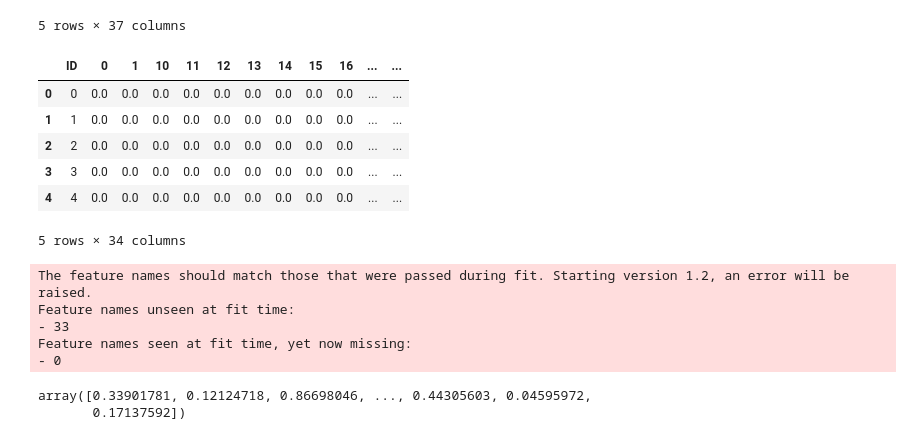
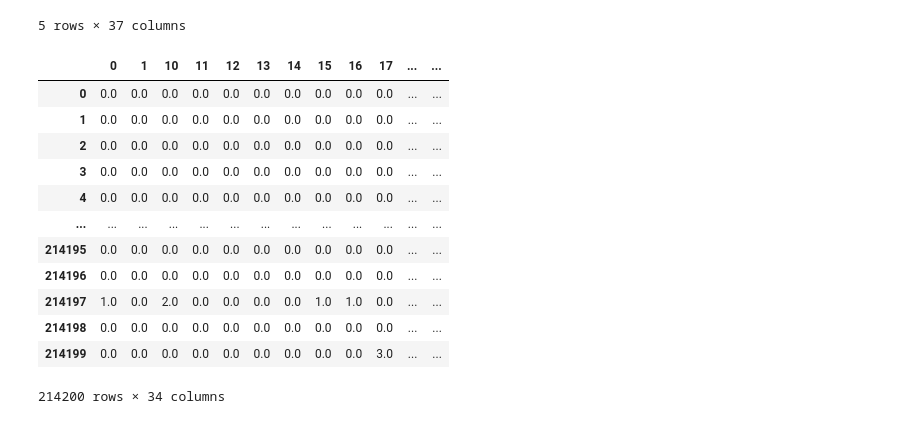
Before and after one commit to ghazaletlbn/machinelearning, a Jupyter notebook: hw3.ipynb, the cells around one changed output. Drawn from its saved outputs; the diff is of its cells as text; code cells hidden in the pictures.

```diff
--- a/hw3.ipynb
+++ b/hw3.ipynb
@@ -125,8 +127,7 @@ data.shape
 # %% [output]
 (424124, 36)
 # %%
-test = pd.merge(test, data, on = [ 'shop_id','item_id'], how = 'left')
-test.fillna(0, inplace = True)
+test = pd.merge(test,data,how='left',on=['shop_id','item_id']).fillna(0)
 test.head()
 # %% [output]
 |  | ID | shop_id | item_id | 0 | 1 | 10 | 11 | 12 | 13 | 14 | ... | ... |
@@ -137,14 +138,19 @@ test.head()
 | 4 | 4 | 5 | 5268 | 0.0 | 0.0 | 0.0 | 0.0 | 0.0 | 0.0 | 0.0 | ... | ... |
 5 rows × 37 columns
 # %%
-x_train = test.drop(['33', 'item_id', 'shop_id'], axis = 1)
-y_train = test['33']
-x_train.head()
+x_test = test.drop(['ID','shop_id','item_id'],axis=1)
+x_test
 # %% [output]
-|  | ID | 0 | 1 | 10 | 11 | 12 | 13 | 14 | 15 | 16 | ... | ... |
-| 0 | 0 | 0.0 | 0.0 | 0.0 | 0.0 | 0.0 | 0.0 | 0.0 | 0.0 | 0.0 | ... | ... |
-| 1 | 1 | 0.0 | 0.0 | 0.0 | 0.0 | 0.0 | 0.0 | 0.0 | 0.0 | 0.0 | ... | ... |
-| 2 | 2 | 0.0 | 0.0 | 0.0 | 0.0 | 0.0 | 0.0 | 0.0 | 0.0 | 0.0 | ... | ... |
-| 3 | 3 | 0.0 | 0.0 | 0.0 | 0.0 | 0.0 | 0.0 | 0.0 | 0.0 | 0.0 | ... | ... |
-| 4 | 4 | 0.0 | 0.0 | 0.0 | 0.0 | 0.0 | 0.0 | 0.0 | 0.0 | 0.0 | ... | ... |
+|  | 0 | 1 | 10 | 11 | 12 | 13 | 14 | 15 | 16 | 17 | ... | ... |
+| 0 | 0.0 | 0.0 | 0.0 | 0.0 | 0.0 | 0.0 | 0.0 | 0.0 | 0.0 | 0.0 | ... | ... |
+| 1 | 0.0 | 0.0 | 0.0 | 0.0 | 0.0 | 0.0 | 0.0 | 0.0 | 0.0 | 0.0 | ... | ... |
+| 2 | 0.0 | 0.0 | 0.0 | 0.0 | 0.0 | 0.0 | 0.0 | 0.0 | 0.0 | 0.0 | ... | ... |
+| 3 | 0.0 | 0.0 | 0.0 | 0.0 | 0.0 | 0.0 | 0.0 | 0.0 | 0.0 | 0.0 | ... | ... |
+| 4 | 0.0 | 0.0 | 0.0 | 0.0 | 0.0 | 0.0 | 0.0 | 0.0 | 0.0 | 0.0 | ... | ... |
+| ... | ... | ... | ... | ... | ... | ... | ... | ... | ... | ... | ... | ... |
+| 214195 | 0.0 | 0.0 | 0.0 | 0.0 | 0.0 | 0.0 | 0.0 | 0.0 | 0.0 | 0.0 | ... | ... |
+| 214196 | 0.0 | 0.0 | 0.0 | 0.0 | 0.0 | 0.0 | 0.0 | 0.0 | 0.0 | 0.0 | ... | ... |
+| 214197 | 1.0 | 0.0 | 2.0 | 0.0 | 0.0 | 0.0 | 0.0 | 1.0 | 1.0 | 0.0 | ... | ... |
+| 214198 | 0.0 | 0.0 | 0.0 | 0.0 | 0.0 | 0.0 | 0.0 | 0.0 | 0.0 | 0.0 | ... | ... |
+| 214199 | 0.0 | 0.0 | 0.0 | 0.0 | 0.0 | 0.0 | 0.0 | 0.0 | 0.0 | 3.0 | ... | ... |
-5 rows × 34 columns
+214200 rows × 34 columns
@@ -156,14 +156,0 @@ x_train,x_valid,y_train,y_valid = train_test_split(x_train,y_train,test_size = 0
-# %%
-from sklearn.linear_model import LinearRegression
-regressor = LinearRegression()
-regressor.fit(x_train,y_train)
-y_pred = regressor.predict(x_test)
-y_pred
-# %% [output]
-The feature names should match those that were passed during fit. Starting version 1.2, an error will be raised.
-Feature names unseen at fit time:
-- 33
-Feature names seen at fit time, yet now missing:
-- 0
-array([0.33901781, 0.12124718, 0.86698046, ..., 0.44305603, 0.04595972,
-       0.17137592])
```
Also changed, not shown: parts of 15 cells of this notebook.
